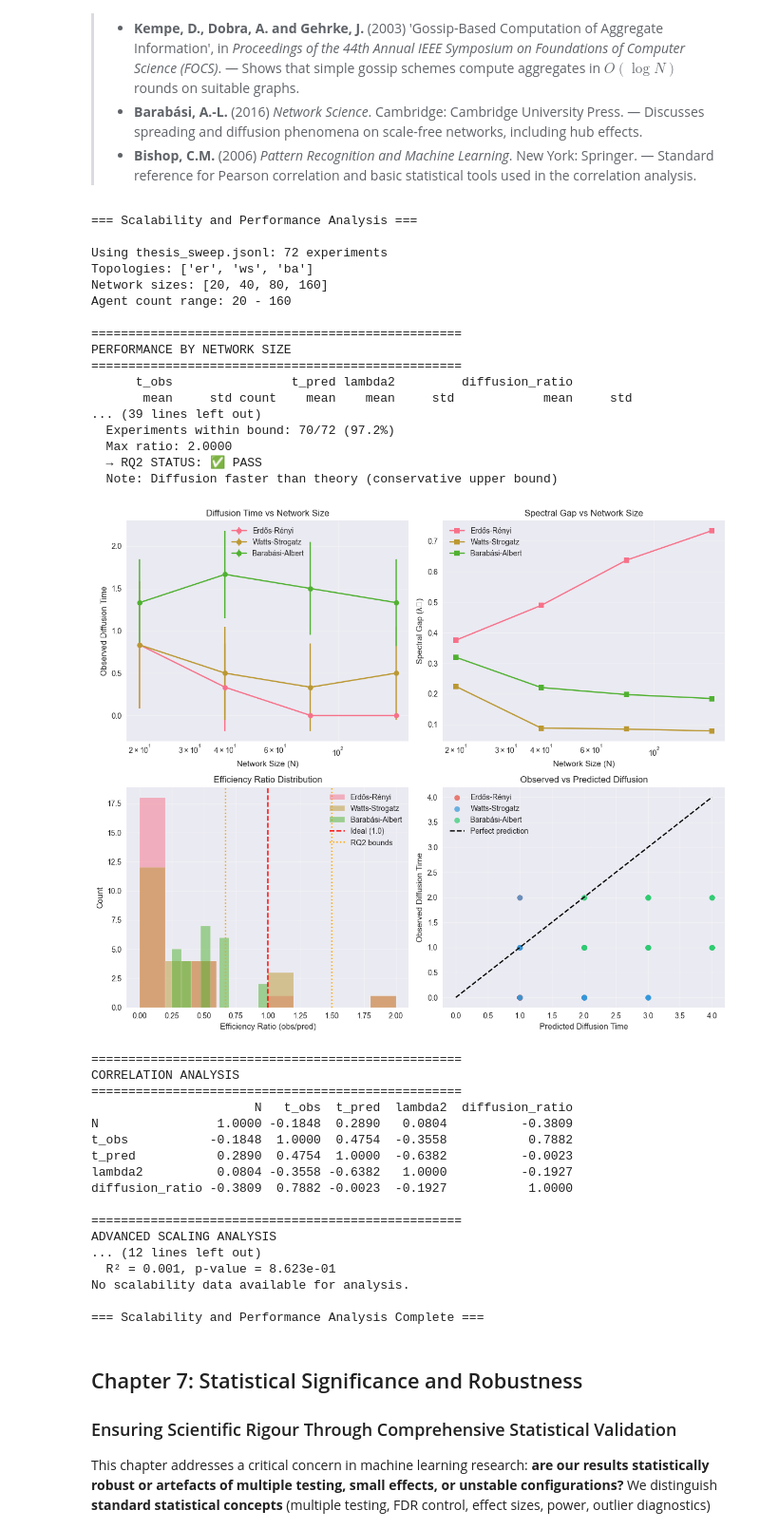
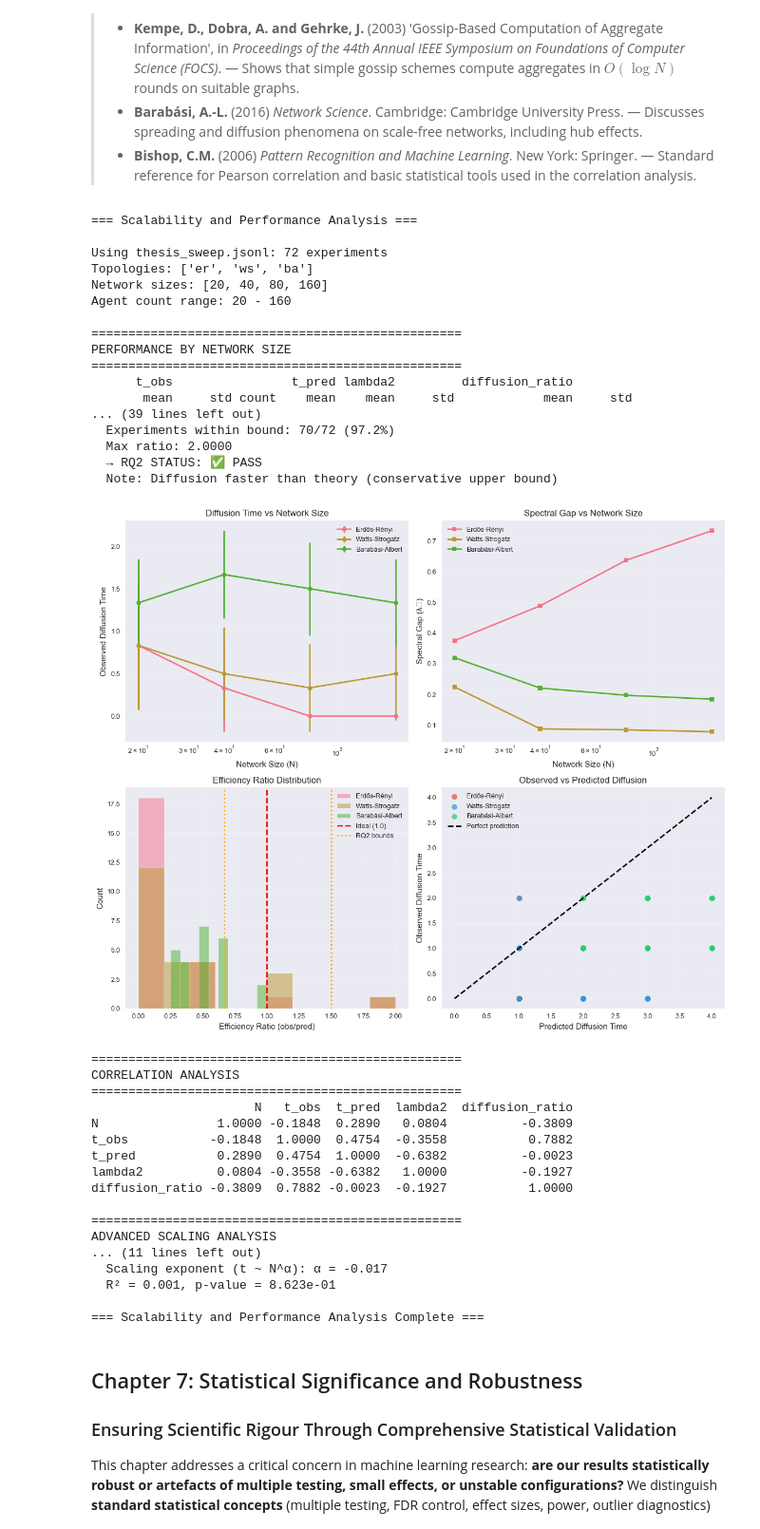
Before and after one commit to lumenintellects/plora, a Jupyter notebook: notebooks/experiment_analysis_clean.ipynb, the cells around one changed output. Shown at 95% size. Cells and saved outputs as stored; diff of their text form; code cells hidden in the pictures.

```diff
--- a/notebooks/experiment_analysis_clean.ipynb
+++ b/notebooks/experiment_analysis_clean.ipynb
@@ -1486,7 +1519,7 @@ if thesis_sweep:
         print(f"      Using experiment count as proxy (n={clean_exp_count}):")
         fp_rate = total_rejected_clean / clean_exp_count if clean_exp_count > 0 else 0
         fp_ci = wilson_ci(total_rejected_clean, clean_exp_count)
-        print(f"    FP Rate (proxy): {fp_rate:.4f}")
+        print(f"    FP per experiment (DATA LIMITATION: proper rate requires total offer count): {fp_rate:.4f}")
         print(f"    95% Wilson CI: [{fp_ci[0]:.4f}, {fp_ci[1]:.4f}]")
         clean_offers_total = clean_exp_count  # For later use
 
@@ -1505,7 +1538,7 @@ if thesis_sweep:
         print(f"      Using experiment count as proxy (n={trojan_exp_count}):")
         fn_rate = total_accepted_trojan / trojan_exp_count if trojan_exp_count > 0 else 0
         fn_ci = wilson_ci(total_accepted_trojan, trojan_exp_count)
-        print(f"    FN Rate (proxy): {fn_rate:.4f}")
+        print(f"    FN per experiment (DATA LIMITATION: proper rate requires total offer count): {fn_rate:.4f}")
         print(f"    95% Wilson CI: [{fn_ci[0]:.4f}, {fn_ci[1]:.4f}]")
         trojan_offers_total = trojan_exp_count  # For later use
 
@@ -1543,8 +1576,8 @@ if thesis_sweep:
 
             topo_name = {'er': 'Erdős-Rényi', 'ws': 'Watts-Strogatz', 'ba': 'Barabási-Albert'}[topo]
             print(f"  {topo_name} ({len(topo_data)} experiments):")
-            print(f"    False Positive Rate: {fp_rate:.4f}")
-            print(f"    False Negative Rate: {fn_rate:.4f}")
+            print(f"    FP per experiment: {fp_rate:.4f}")
+            print(f"    FN per experiment: {fn_rate:.4f}")
 
     # Security by network size
     print("\nSecurity Performance by Network Size:")
@@ -1573,6 +1606,7 @@ if thesis_sweep:
         topo_data = sweep_df[sweep_df['topology'] == topo]
         topo_clean = topo_data[topo_data['trojan_rate'] == 0]
         topo_trojan = topo_data[topo_data['trojan_rate'] > 0]
+        # Note: per-experiment, not per-offer (data limitation)
         fp_rates.append(topo_data['rejected_clean'].sum() / len(topo_clean) if len(topo_clean) > 0 else 0)
         fn_rates.append(topo_data['accepted_trojan'].sum() / len(topo_trojan) if len(topo_trojan) > 0 else 0)
 
@@ -1613,15 +1647,15 @@ if thesis_sweep:
     axes[1].set_ylim(0, max(0.15, max(fp_by_size + fn_by_size) * 1.2) if fp_by_size + fn_by_size else 0.15)
 
     # Plot 3: Summary pie chart
-    perfect_security = len(sweep_df[(sweep_df['rejected_clean'] == 0) & (sweep_df['accepted_trojan'] == 0)])
-    imperfect_security = len(sweep_df) - perfect_security
+    zero_errors = len(sweep_df[(sweep_df['rejected_clean'] == 0) & (sweep_df['accepted_trojan'] == 0)])
+    imzero_errors = len(sweep_df) - zero_errors
 
-    if imperfect_security == 0:
-        axes[2].pie([1], labels=['Perfect Security\n(100%)'], colors=['#2ecc71'], autopct='')
+    if imzero_errors == 0:
+        axes[2].pie([1], labels=['Zero Errors Observed\n(on logged counters)'], colors=['#2ecc71'], autopct='')
         axes[2].set_title('Security Gate Success Rate')
     else:
-        axes[2].pie([perfect_security, imperfect_security],
-                   labels=[f'Perfect ({perfect_security})', f'Imperfect ({imperfect_security})'],
+        axes[2].pie([zero_errors, imzero_errors],
+                   labels=[f'No errors ({zero_errors})', f'Imperfect ({imzero_errors})'],
                    colors=['#2ecc71', '#e74c3c'], autopct='%1.1f%%')
         axes[2].set_title('Security Gate Success Rate')
 
@@ -1805,6 +1839,14 @@ from plora.plotting import create_scalability_analysis_plot
 from plora.notebook_utils import calculate_diffusion_efficiency  # optional
 
 print("=== Scalability and Performance Analysis ===")
+
+# Initialize swarm_df fallback
+try:
+    swarm_df
+except NameError:
+    from plora.notebook_utils import get_swarm_df
+    swarm_df = get_swarm_df(experiment_data if "experiment_data" in dir() else {})
+
 
 # === USE THESIS_SWEEP DATA (72 experiments) ===
 thesis_sweep = experiment_data.get('thesis_sweep', [])
@@ -1981,17 +2023,7 @@ if thesis_sweep:
             print(f"  Scaling exponent (t ~ N^α): α = {slope:.3f}")
             print(f"  R² = {r_value**2:.3f}, p-value = {p_value:.3e}")
 
-else:
-    print("No thesis_sweep data available, falling back to swarm_df...")
-
-    # Fallback to swarm_df
-    try:
-        swarm_df
-    except NameError:
-        from plora.notebook_utils import get_swarm_df
-        swarm_df = get_swarm_df(experiment_data)
-
-if not thesis_sweep and not swarm_df.empty:
+elif not swarm_df.empty:
     print(f"Scalability analysis based on {len(swarm_df)} experiments")
 
     if 'N' not in swarm_df.columns:
@@ -2150,34 +2182,34 @@ if not thesis_sweep and not swarm_df.empty:
                 eff_series = swarm_df['coverage_efficiency'].dropna()
                 if not eff_series.empty:
                     eff_stats = eff_series.describe()
                     print(f"  Coverage efficiency (coverage-sum per byte): mean={eff_stats['mean']:.6f}")
                 else:
                     print("  Coverage efficiency: insufficient non-zero bytes_on_wire data.")
         else:
             print("\nResource Utilization Analysis: 'bytes_on_wire' column missing.")
 else:
     print("No scalability data available for analysis.")
 
 print("\n=== Scalability and Performance Analysis Complete ===")
 # %% [output]
 === Scalability and Performance Analysis ===
 
 Using thesis_sweep.jsonl: 72 experiments
 Topologies: ['er', 'ws', 'ba']
 Network sizes: [20, 40, 80, 160]
 Agent count range: 20 - 160
 
 ==================================================
 PERFORMANCE BY NETWORK SIZE
 ==================================================
       t_obs                t_pred lambda2         diffusion_ratio
        mean     std count    mean    mean     std            mean     std
 ... (39 lines left out)
   Experiments within bound: 70/72 (97.2%)
   Max ratio: 2.0000
   → RQ2 STATUS: ✅ PASS
   Note: Diffusion faster than theory (conservative upper bound)
-[figure, old version]
+[figure, new version]
 ==================================================
 CORRELATION ANALYSIS
 ==================================================
@@ -2190,9 +2222,9 @@ diffusion_ratio -0.3809  0.7882 -0.0023  -0.1927           1.0000
 
 ==================================================
 ADVANCED SCALING ANALYSIS
-... (12 lines left out)
+... (11 lines left out)
+  Scaling exponent (t ~ N^α): α = -0.017
   R² = 0.001, p-value = 8.623e-01
-No scalability data available for analysis.
 
 === Scalability and Performance Analysis Complete ===
 # %% [markdown]
```
Also changed, not shown: parts of 8 cells of this notebook, 4 other files.
